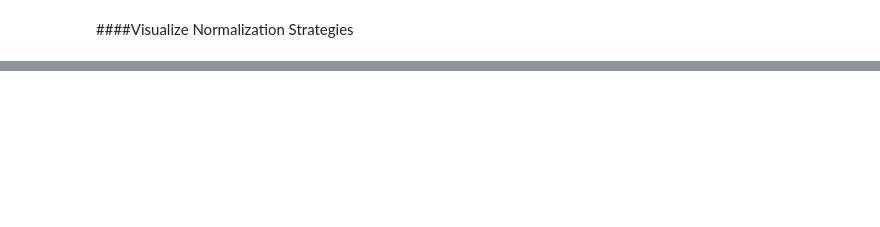
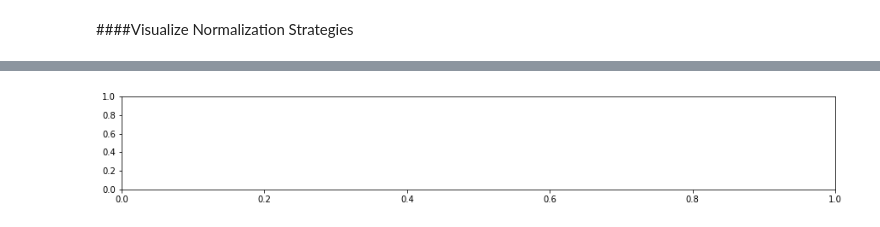
Before and after one commit to staceybeck/teambrainiac, a Jupyter notebook: source/VisualizationsNotebook.ipynb, the cells around one changed output, grey strips where cells are left out. Drawn from its saved outputs; the diff is of its cells as text; code cells hidden in the pictures; blank space fills up the shorter version.

```diff
--- a/source/VisualizationsNotebook.ipynb
+++ b/source/VisualizationsNotebook.ipynb
@@ -350,0 +429,44 @@ for norm_type in list(subject_models.keys()): #iterate over norm types
+# %%
+import altair as alt
+x = [0]
+y = [0]
+test_df = []
+test_df.append(['Increase_1',0,0,'Increase','blue'])
+decision_function_labels = np.where(subj_data['y_test']==0,-1,1) #put scores in range of -1, 1 to match svm outputs
+decf_labels = np.append(decision_function_labels,0)
+fig, ax = plt.subplots(1,1,figsize=(15, 2))
+increase_count = 1
+decrease_count = 1
+inc_str = 'Increase_1'
+dec_str = 'Decrease_1'
+for tp in range(1,85):
+    if decf_labels[tp-1] == decf_labels[tp]:
+
+      if decf_labels[tp] == 1:
+        x_y = [inc_str,tp,decf_labels[tp],'Increase','blue']
+      else:
+        x_y = [dec_str,tp,decf_labels[tp],'Decrease','yellow']
+      test_df.append(x_y)
+    else:
+      if decf_labels[tp-1] == 1:
+
+        #x_y = [inc_str,tp,'blue']
+        x_y = [inc_str,tp-1,1,'Increase','blue']
+        test_df.append(x_y)
+        x_y = [inc_str,tp,0,'Increase','blue']
+        test_df.append(x_y)
+        x_y = [dec_str,tp,0,'Decrease','yellow']
+        test_df.append(x_y)
+        increase_count += 1
+        inc_str = 'Increase_' + str(increase_count)
+      else:
+        x_y = [dec_str,tp-1,-1,'Decrease','yellow']
+        test_df.append(x_y)
+        x_y = [dec_str,tp,0,'Decrease','yellow']
+        test_df.append(x_y)
+        x_y = [inc_str,tp,0,'Increase','blue']
+        test_df.append(x_y)
+        decrease_count += 1
+        dec_str = 'Decrease_' + str(decrease_count)
+# %% [output]
+[figure, added]
```
Also changed, not shown: parts of 15 cells of this notebook.
